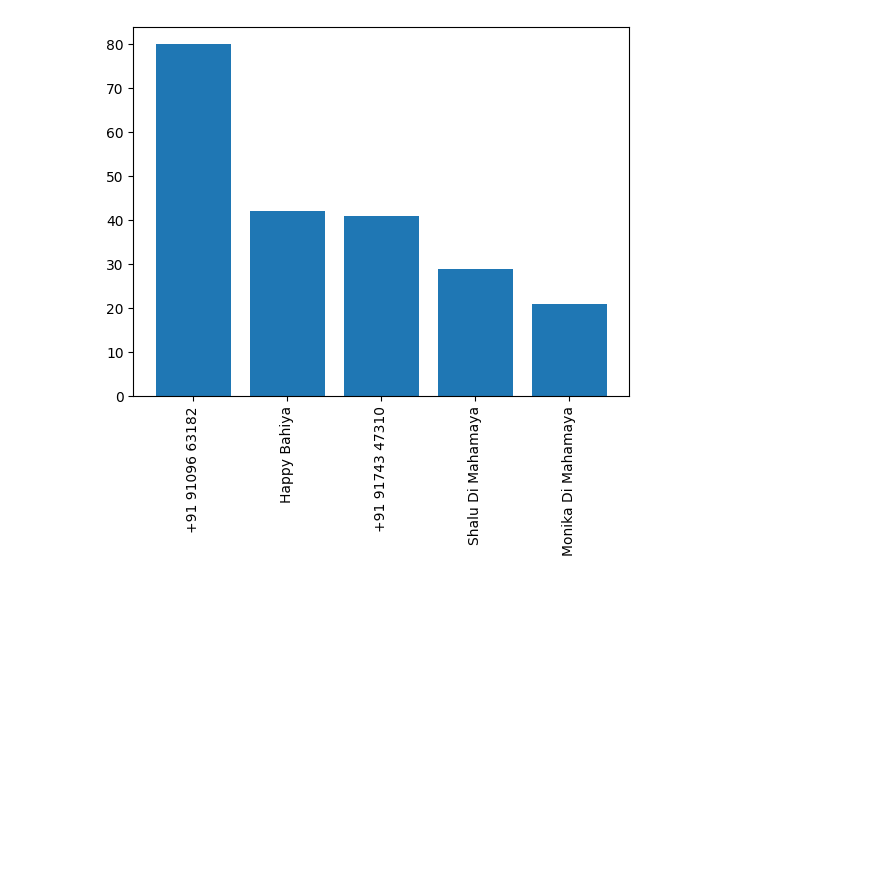
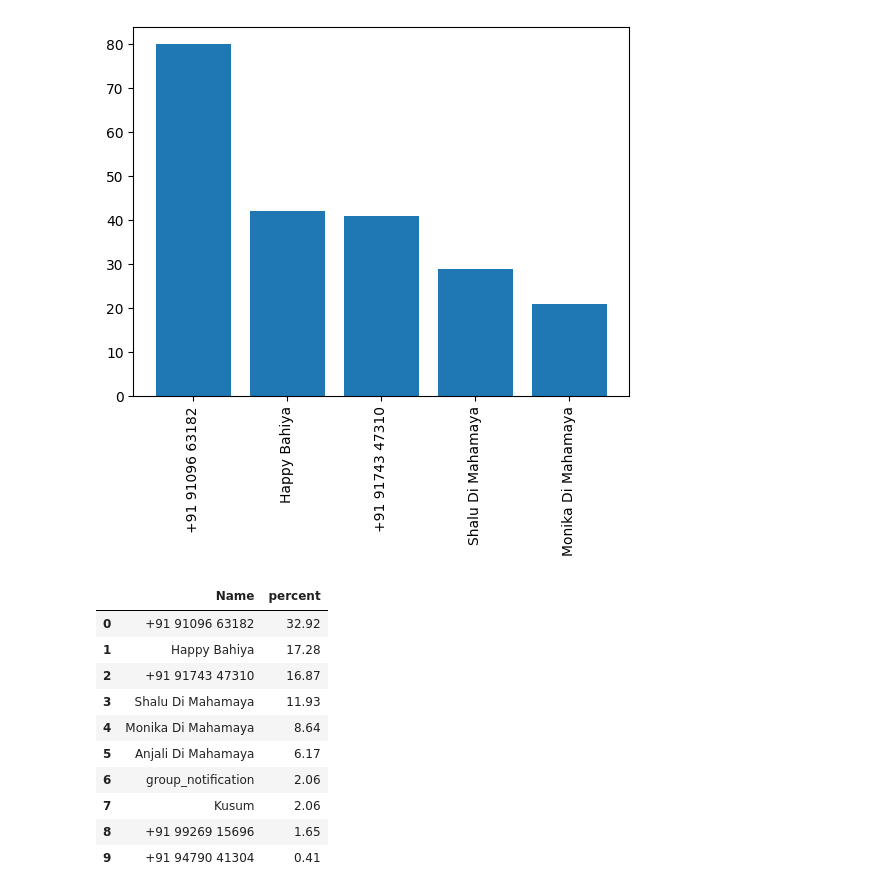
Before and after one commit to kuzum09/ConvoAnalytics, a Jupyter notebook: chat.ipynb, the cells around one changed output. Drawn from its saved outputs; the diff is of its cells as text; code cells hidden in the pictures; blank space fills up the shorter version.

```diff
--- a/chat.ipynb
+++ b/chat.ipynb
@@ -163,3 +163,17 @@ plt.xticks(rotation="vertical" )
   Text(3, 0, 'Shalu Di Mahamaya'),
   Text(4, 0, 'Monika Di Mahamaya')])
 [figure]
+# %%
+round((df['user'].value_counts()/df.shape[0])*100,2).reset_index().rename(columns={'index':'Name', 'user':'percent'})
+# %% [output]
+|  | Name | percent |
+| 0 | +91 91096 63182 | 32.92 |
+| 1 | Happy Bahiya | 17.28 |
+| 2 | +91 91743 47310 | 16.87 |
+| 3 | Shalu Di Mahamaya | 11.93 |
+| 4 | Monika Di Mahamaya | 8.64 |
+| 5 | Anjali Di Mahamaya | 6.17 |
+| 6 | group_notification | 2.06 |
+| 7 | Kusum | 2.06 |
+| 8 | +91 99269 15696 | 1.65 |
+| 9 | +91 94790 41304 | 0.41 |
```
Also changed, not shown: parts of 13 cells of this notebook, 4 other files.
